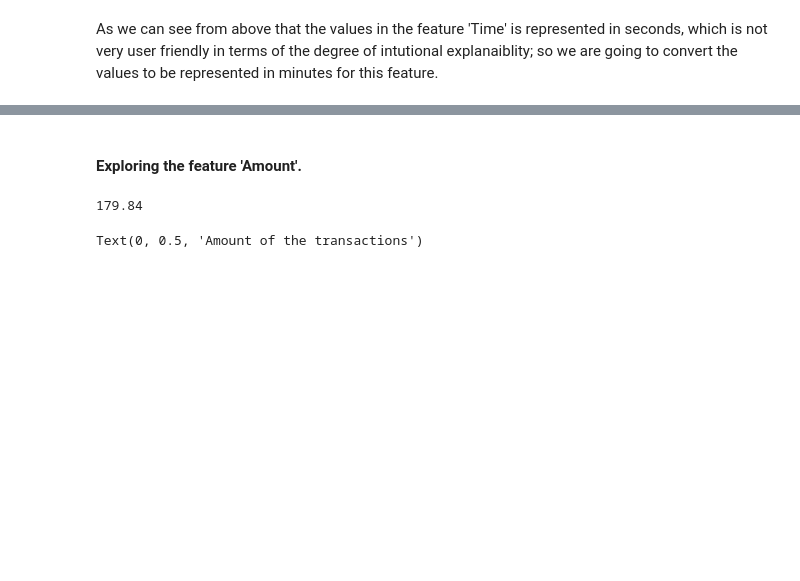
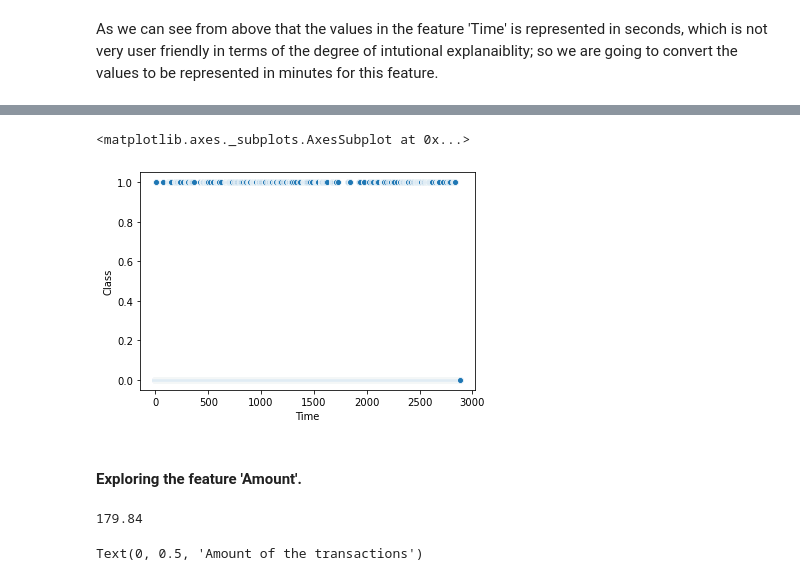
Before and after one commit to Titashmkhrj/Credit-card-fraud-detection, a Jupyter notebook: modelling_credit_card_fraud_transactions.ipynb, the cells around one changed output, grey strips where cells are left out. Saved outputs shown, nothing was run; the diff lists cells and outputs as text; code cells hidden in the pictures; blank space fills up the shorter version.

```diff
--- a/modelling_credit_card_fraud_transactions.ipynb
+++ b/modelling_credit_card_fraud_transactions.ipynb
@@ -128,3 +134,8 @@ Text(0, 0.5, 'Time(in min) between each transaction and the first transaction')
+# %%
+sns.scatterplot(x='Time', y='Class', data=data)
+# %% [output]
+<matplotlib.axes._subplots.AxesSubplot at 0x...>
+[figure, added]
 # %% [markdown]
 #### Exploring the feature 'Amount'.
 # %%
```
Also changed, not shown: parts of 21 cells of this notebook.
